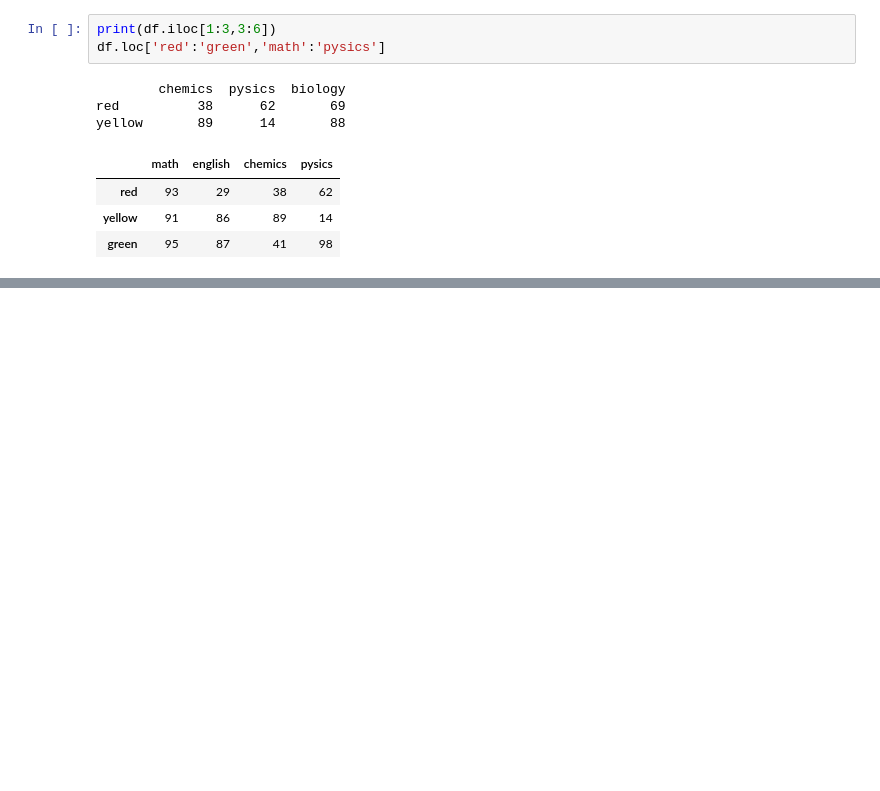
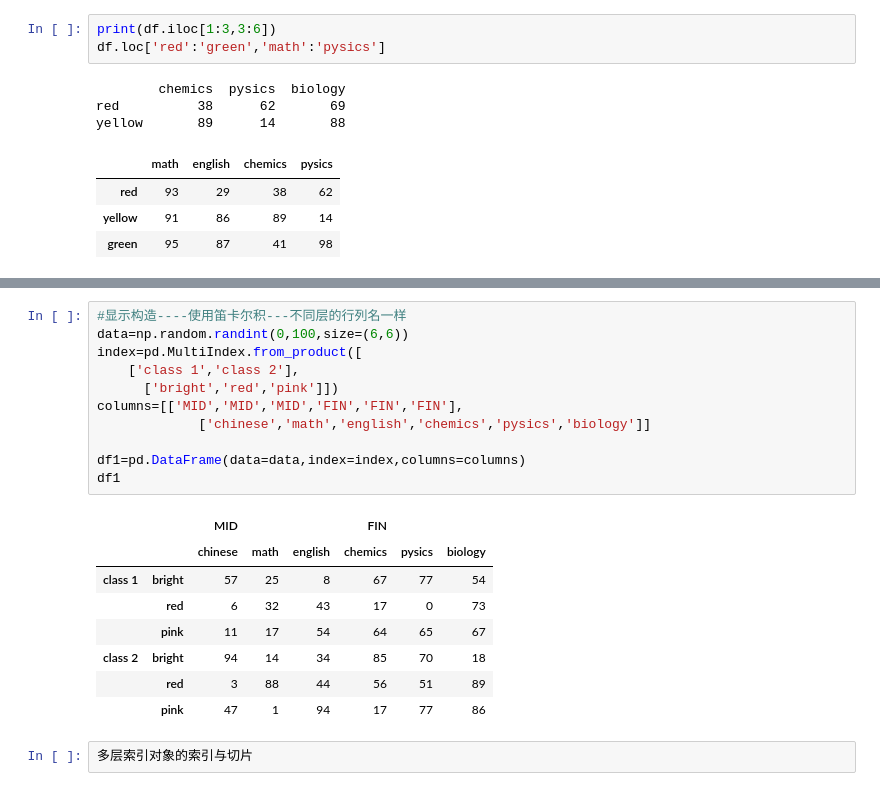
Before and after one commit to Chloe710/course, a Jupyter notebook: pandas/dataframe create &index.ipynb, the cells around one changed output, grey strips where cells are left out. Drawn from its saved outputs; the diff is of its cells as text; blank space fills up the shorter version.

```diff
--- a/pandas/dataframe create &index.ipynb
+++ b/pandas/dataframe create &index.ipynb
@@ -78,0 +281,22 @@ yellow       89      14       88
+# %%
+#显示构造----使用笛卡尔积---不同层的行列名一样
+data=np.random.randint(0,100,size=(6,6))
+index=pd.MultiIndex.from_product([
+    ['class 1','class 2'],
+      ['bright','red','pink']])
+columns=[['MID','MID','MID','FIN','FIN','FIN'],
+             ['chinese','math','english','chemics','pysics','biology']]
+
+df1=pd.DataFrame(data=data,index=index,columns=columns)
+df1
+# %% [output]
+|  |  | MID |  |  | FIN |  |  |
+|  |  | chinese | math | english | chemics | pysics | biology |
+| class 1 | bright | 57 | 25 | 8 | 67 | 77 | 54 |
+|  | red | 6 | 32 | 43 | 17 | 0 | 73 |
+|  | pink | 11 | 17 | 54 | 64 | 65 | 67 |
+| class 2 | bright | 94 | 14 | 34 | 85 | 70 | 18 |
+|  | red | 3 | 88 | 44 | 56 | 51 | 89 |
+|  | pink | 47 | 1 | 94 | 17 | 77 | 86 |
+# %%
+多层索引对象的索引与切片
```
Also changed, not shown: parts of 22 cells of this notebook, 10 other files.
